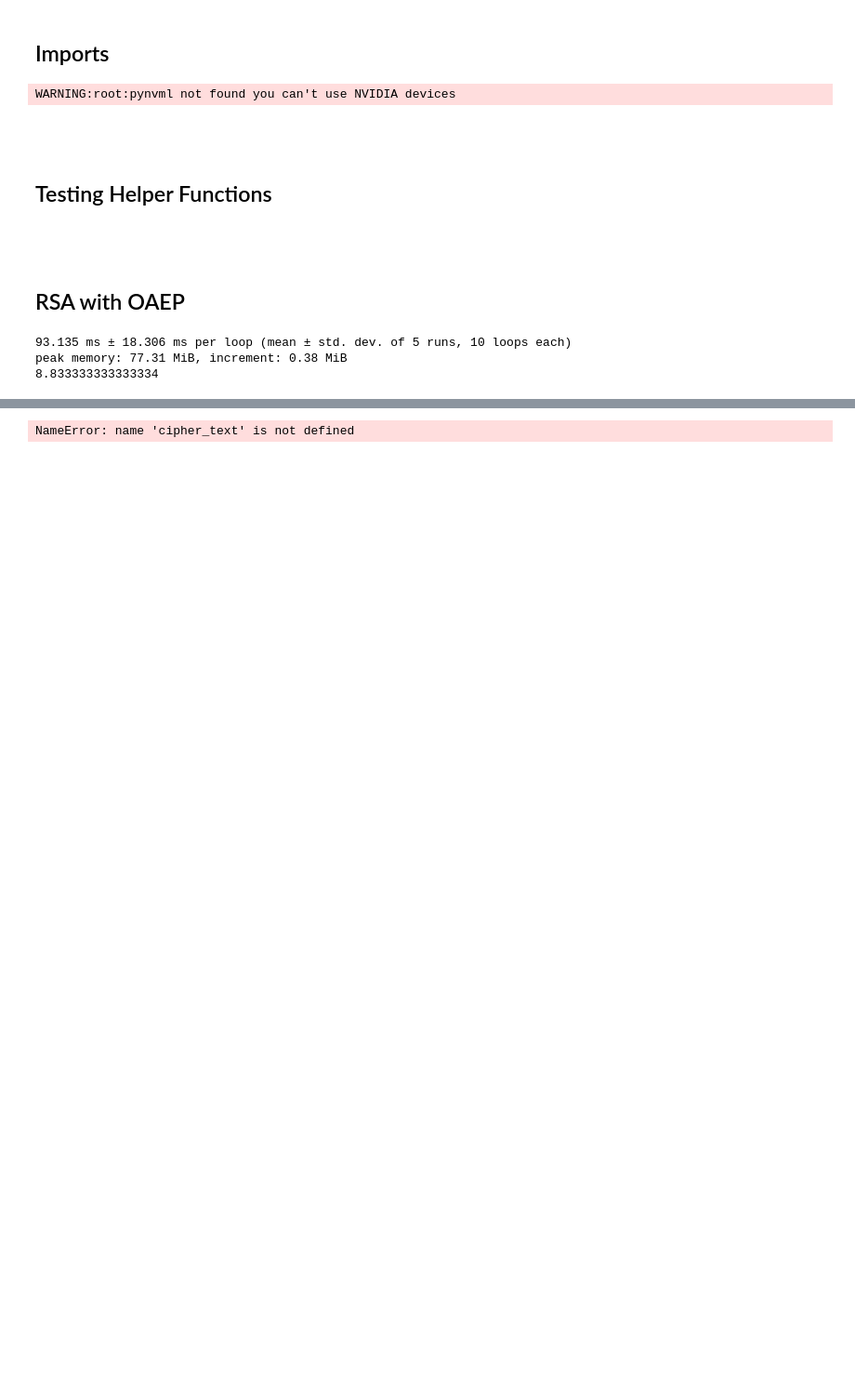
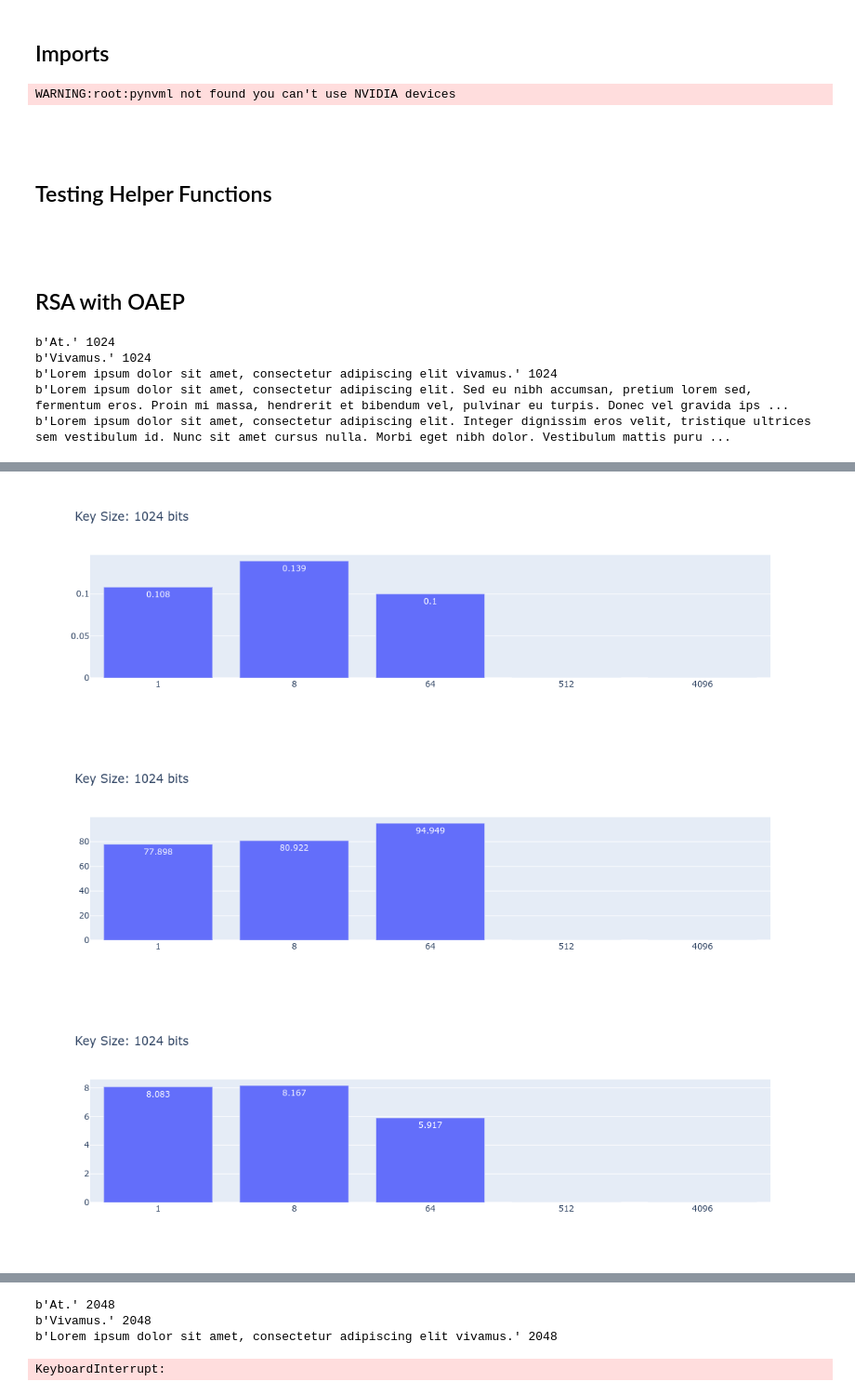
Before and after one commit to VirangParekh/Rabin-Research, a Jupyter notebook: tests.ipynb, the cells around one changed output, grey strips where cells are left out. Shown at 93% size. Saved outputs shown, nothing was run; the diff lists cells and outputs as text; code cells hidden in the pictures; blank space fills up the shorter version.

```diff
--- a/tests.ipynb
+++ b/tests.ipynb
@@ -49,7 +49,7 @@ from norm_elgamal import elgamal as norm_elg
 wall_time, mem_use, cpu_use, power_consumed, similarity = [], [], [], [], []
 
 key_sizes = [1024, 2048, 3072, 4096]
-message_sizes = [1, 8, 64, 512, 4096]
+message_sizes = ["1", "8", "64", "512", "4096"]
 messages = [
     b"At.",
     b"Vivamus.",
@@ -142,14 +126,14 @@ def benchCode(benchFunc, *args):
         The function to be benchmarked.
     """
     curr_time = %timeit -r 5 -o -q -c -p 5 benchFunc(*args)
-    print(curr_time)
+
     doNothing(5)
     curr_mem = %memit -o -q benchFunc(*args)
-    print(curr_mem)
+
     doNothing(5)
     doNothing(5)
     curr_cpu_use = psutil.getloadavg()[0] / psutil.cpu_count() * 100
-    print(curr_cpu_use)
+
     # meter.start(tag='foo')
     # doNothing(5)
     # doNothing(5)
@@ -158,18 +142,25 @@ def benchCode(benchFunc, *args):
     # meter.stop()
     # curr_power = meter.get_trace()
 
+    doNothing(5)
+    plain_text, cipher_text = benchFunc(*args)
     plain_cipher_sim = textSimilarity(plain_text, cipher_text)
-    print(plain_cipher_sim)
-    # wall_time.append(time1.average)
-    # mem_use.append(mem1.mem_usage[0])
 
-    # del mem1, time1
+    wall_time.append(round(curr_time.average, 3))
+    mem_use.append(round(curr_mem.mem_usage[0], 3))
+    cpu_use.append(round(curr_cpu_use, 3))
+    # power_consumed.append(curr_power) Please check which value to append
+    similarity.append(plain_cipher_sim*10)
+# %%
+def clearLists(*args):
+    for i in args:
+        i.clear()
 # %% [markdown]
 <br>
 # %% [markdown]
 ## RSA with OAEP
 # %%
-name = "rsa/RSA_IP"
+name = "rsa/results"
 
 try:
     dir_path = path.joinpath(name)
@@ -181,12 +172,23 @@ for key in key_sizes:
     for plain_text in messages:
         try:
             benchCode(rsa.caller, plain_text, key)
-        except ValueError:
-            pass
+        except ValueError:  # if it cannot encrypt put value as 0
+            wall_time.append(0)
+            mem_use.append(0)
+            cpu_use.append(0)
+            power_consumed.append(0)
+            similarity.append(0)
 
+    drawGraph(wall_time, key, dir_path, "wall_time")
+    drawGraph(mem_use, key, dir_path, "mem_use")
+    drawGraph(cpu_use, key, dir_path, "cpu_use")
+    drawGraph(power_consumed, key, dir_path, "power_consumed")
+    drawGraph(similarity, key, dir_path, "similarity")
 
-# drawGraph(wall_time, mem_use, name)
+    clearLists(wall_time, mem_use, cpu_use, power_consumed, similarity)
 # %% [output]
-93.135 ms ± 18.306 ms per loop (mean ± std. dev. of 5 runs, 10 loops each)
-peak memory: 77.31 MiB, increment: 0.38 MiB
-8.833333333333334
+b'At.' 1024
+b'Vivamus.' 1024
+b'Lorem ipsum dolor sit amet, consectetur adipiscing elit vivamus.' 1024
+b'Lorem ipsum dolor sit amet, consectetur adipiscing elit. Sed eu nibh accumsan, pretium lorem sed, fermentum eros. Proin mi massa, hendrerit et bibendum vel, pulvinar eu turpis. Donec vel gravida ips ...
+b'Lorem ipsum dolor sit amet, consectetur adipiscing elit. Integer dignissim eros velit, tristique ultrices sem vestibulum id. Nunc sit amet cursus nulla. Morbi eget nibh dolor. Vestibulum mattis puru ...
@@ -192,0 +196,3 @@ peak memory: 77.31 MiB, increment: 0.38 MiB
+[figure, added]
+[figure, added]
+[figure, added]
@@ -193 +200,4 @@ peak memory: 77.31 MiB, increment: 0.38 MiB
-NameError: name 'cipher_text' is not defined
+b'At.' 2048
+b'Vivamus.' 2048
+b'Lorem ipsum dolor sit amet, consectetur adipiscing elit vivamus.' 2048
+KeyboardInterrupt:
```
Also changed, not shown: parts of 10 cells of this notebook, 3 other files.
